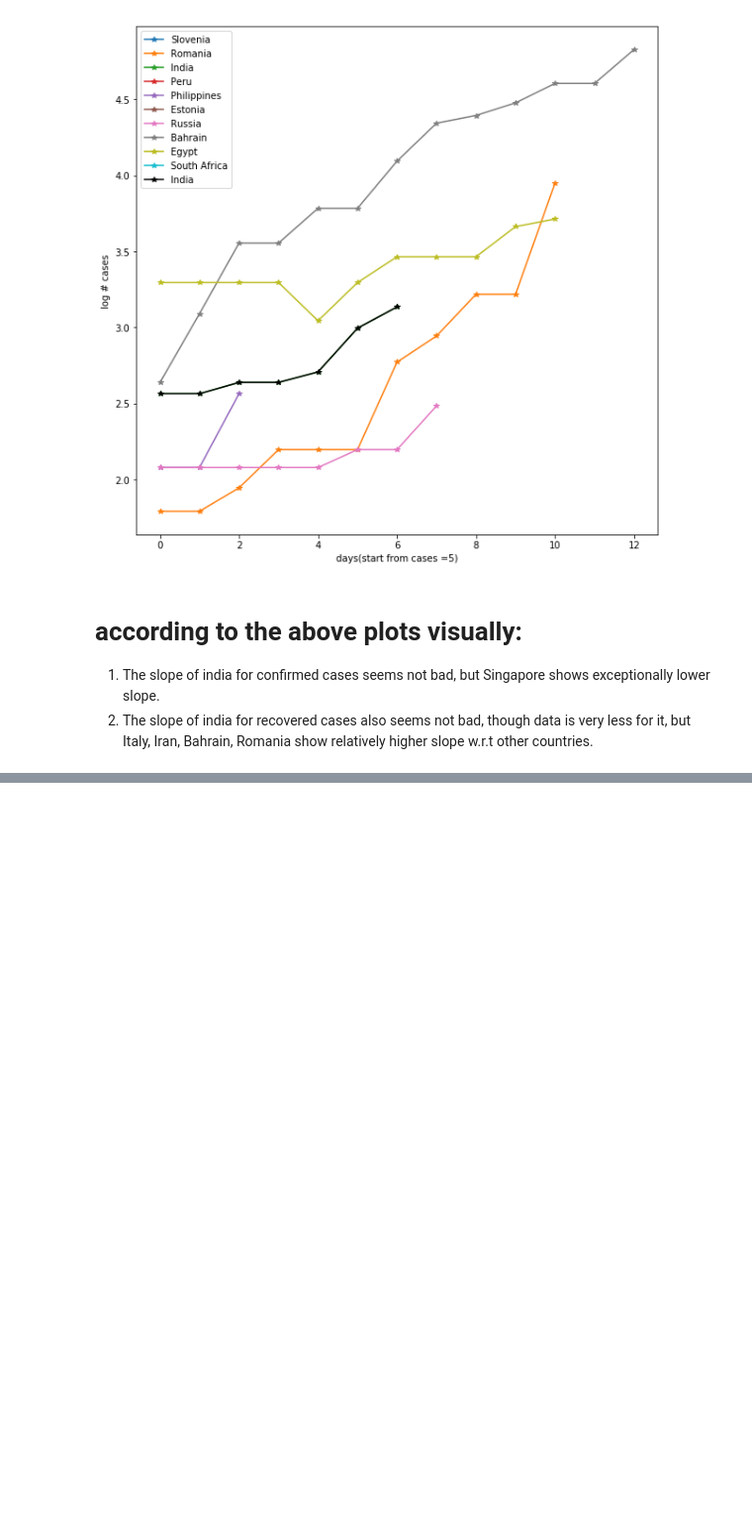
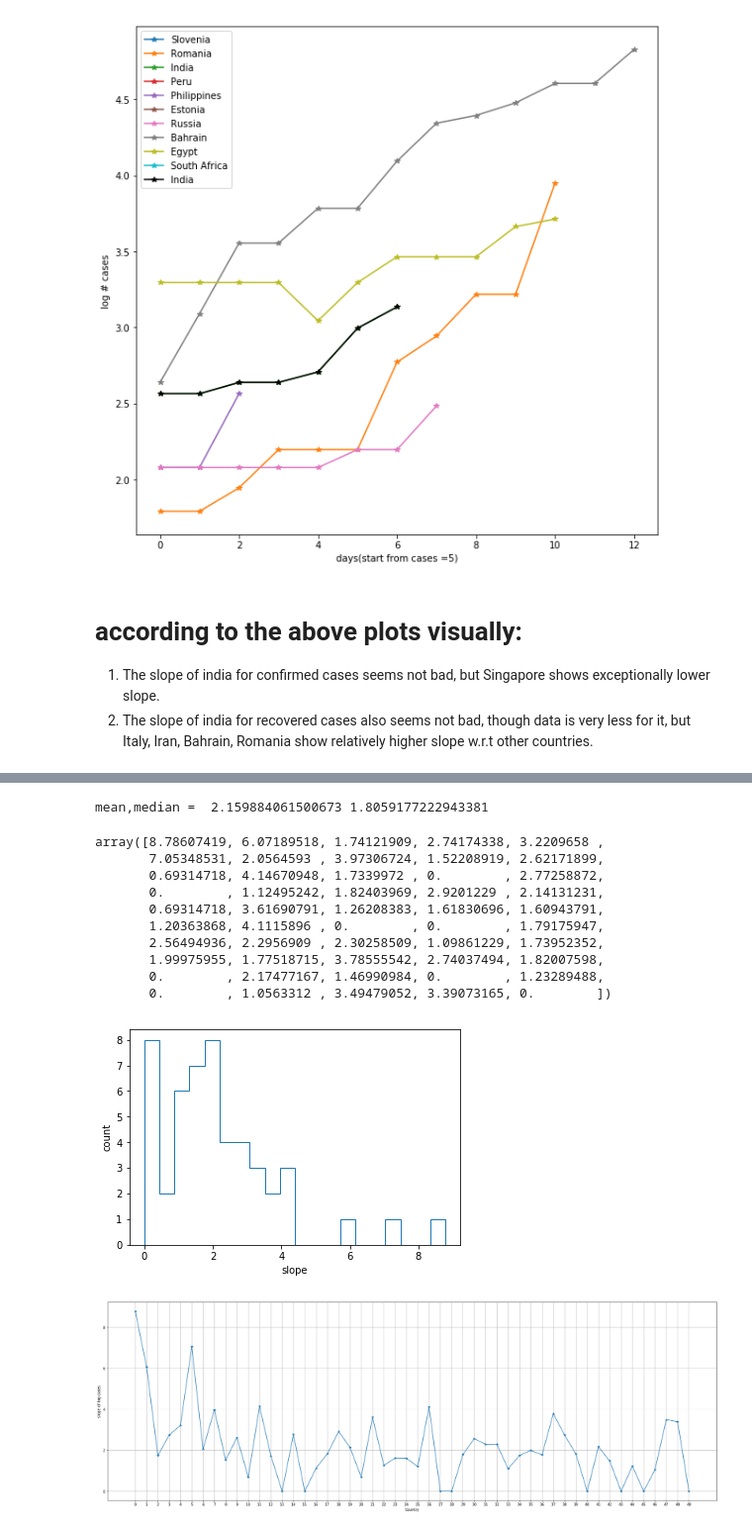
Before and after one commit to srashtig/covid-19-icts, a Jupyter notebook: analysis.ipynb, the cells around one changed output, grey strips where cells are left out. Shown at 99% size. Cells and saved outputs as stored; diff of their text form; code cells hidden in the pictures; blank space fills up the shorter version.

```diff
--- a/analysis.ipynb
+++ b/analysis.ipynb
@@ -179,0 +254,17 @@ recovered_cases
+# %%
+# recovered cases
+calc_slopes(recovered_mat,thr=2,guess=0.1)
+# %% [output]
+mean,median =  2.159884061500673 1.8059177222943381
+array([8.78607419, 6.07189518, 1.74121909, 2.74174338, 3.2209658 ,
+       7.05348531, 2.0564593 , 3.97306724, 1.52208919, 2.62171899,
+       0.69314718, 4.14670948, 1.7339972 , 0.        , 2.77258872,
+       0.        , 1.12495242, 1.82403969, 2.9201229 , 2.14131231,
+       0.69314718, 3.61690791, 1.26208383, 1.61830696, 1.60943791,
+       1.20363868, 4.1115896 , 0.        , 0.        , 1.79175947,
+       2.56494936, 2.2956909 , 2.30258509, 1.09861229, 1.73952352,
+       1.99975955, 1.77518715, 3.78555542, 2.74037494, 1.82007598,
+       0.        , 2.17477167, 1.46990984, 0.        , 1.23289488,
+       0.        , 1.0563312 , 3.49479052, 3.39073165, 0.        ])
+[figure, added]
+[figure, added]
```
Also changed, not shown: parts of 9 cells of this notebook.
